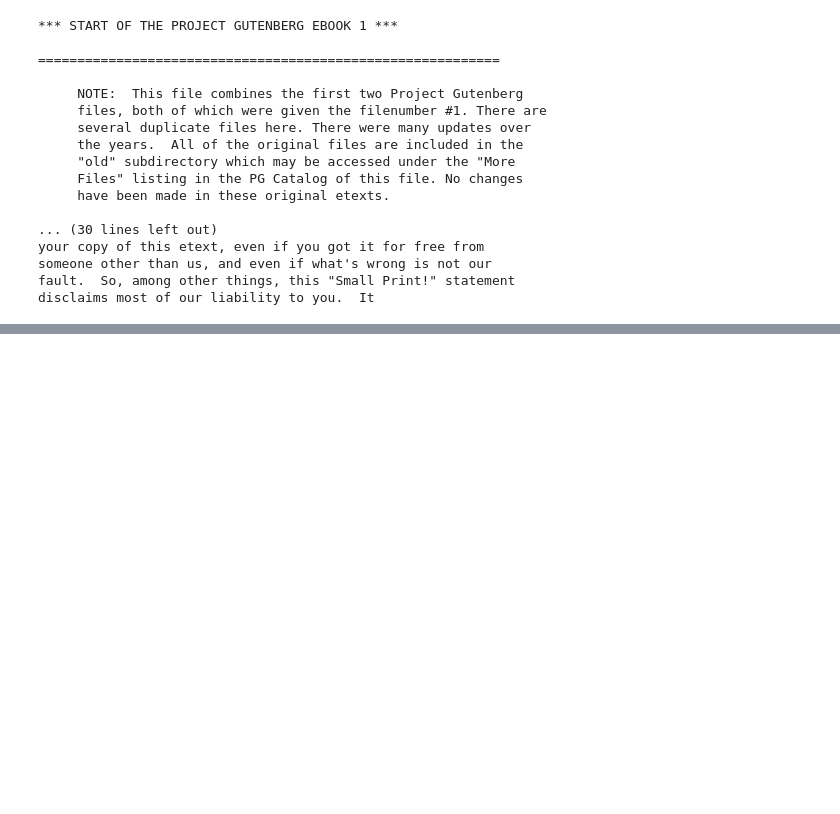
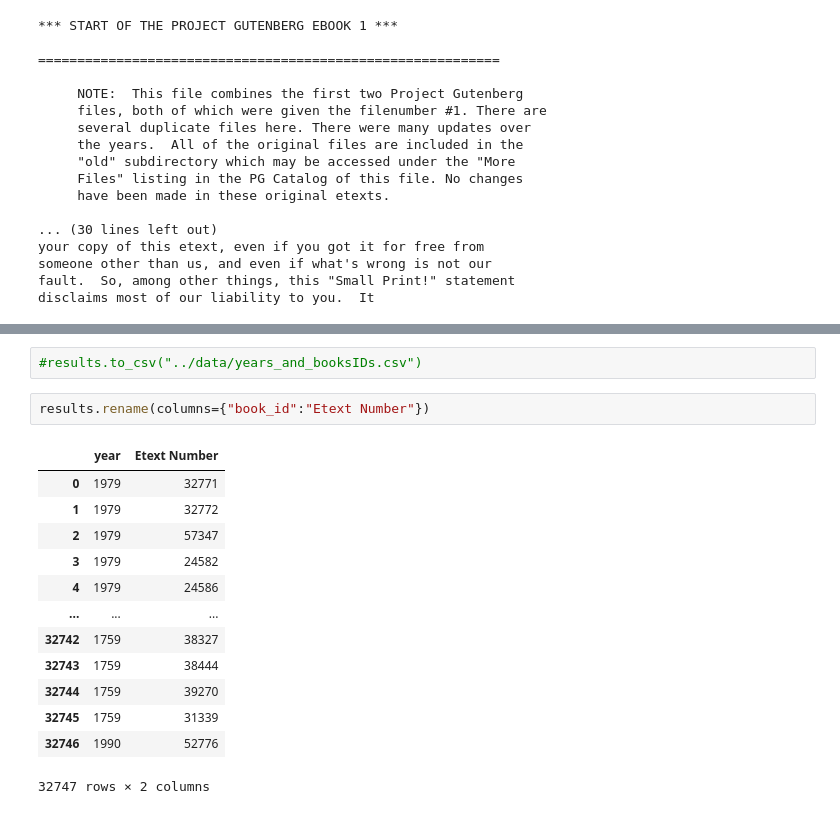
Before and after one commit to eglantine-vialaneix/opium-gutenberg, a Jupyter notebook: code/data_preparation.ipynb, the cells around one changed output, grey strips where cells are left out. Drawn from its saved outputs; the diff is of its cells as text; blank space fills up the shorter version.

```diff
--- a/code/data_preparation.ipynb
+++ b/code/data_preparation.ipynb
@@ -168,0 +160,18 @@ results
+# %%
+#results.to_csv("../data/years_and_booksIDs.csv")
+# %%
+results.rename(columns={"book_id":"Etext Number"})
+# %% [output]
+|  | year | Etext Number |
+| 0 | 1979 | 32771 |
+| 1 | 1979 | 32772 |
+| 2 | 1979 | 57347 |
+| 3 | 1979 | 24582 |
+| 4 | 1979 | 24586 |
+| ... | ... | ... |
+| 32742 | 1759 | 38327 |
+| 32743 | 1759 | 38444 |
+| 32744 | 1759 | 39270 |
+| 32745 | 1759 | 31339 |
+| 32746 | 1990 | 52776 |
+32747 rows × 2 columns
```
Also changed, not shown: parts of 5 cells of this notebook, 3 other files.
